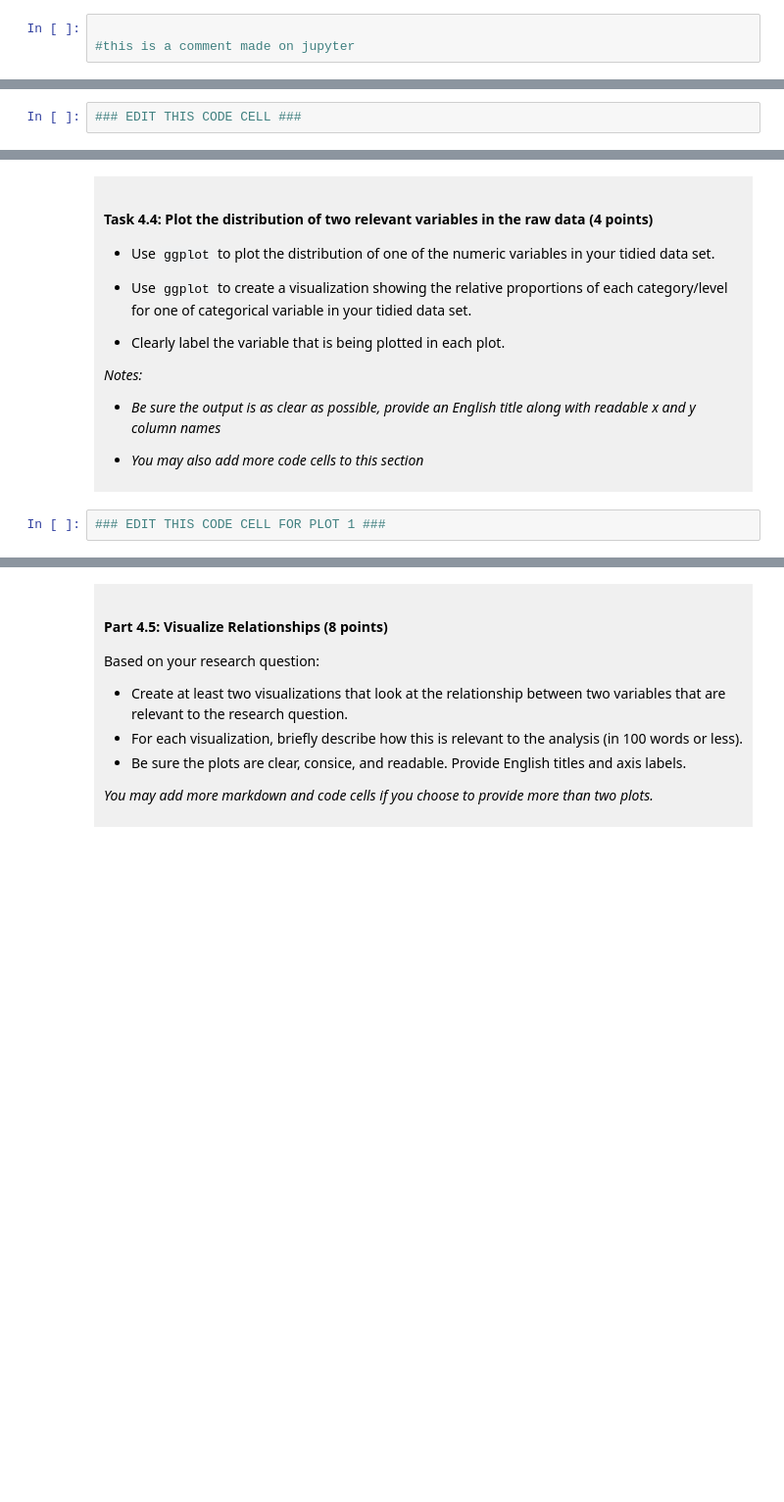
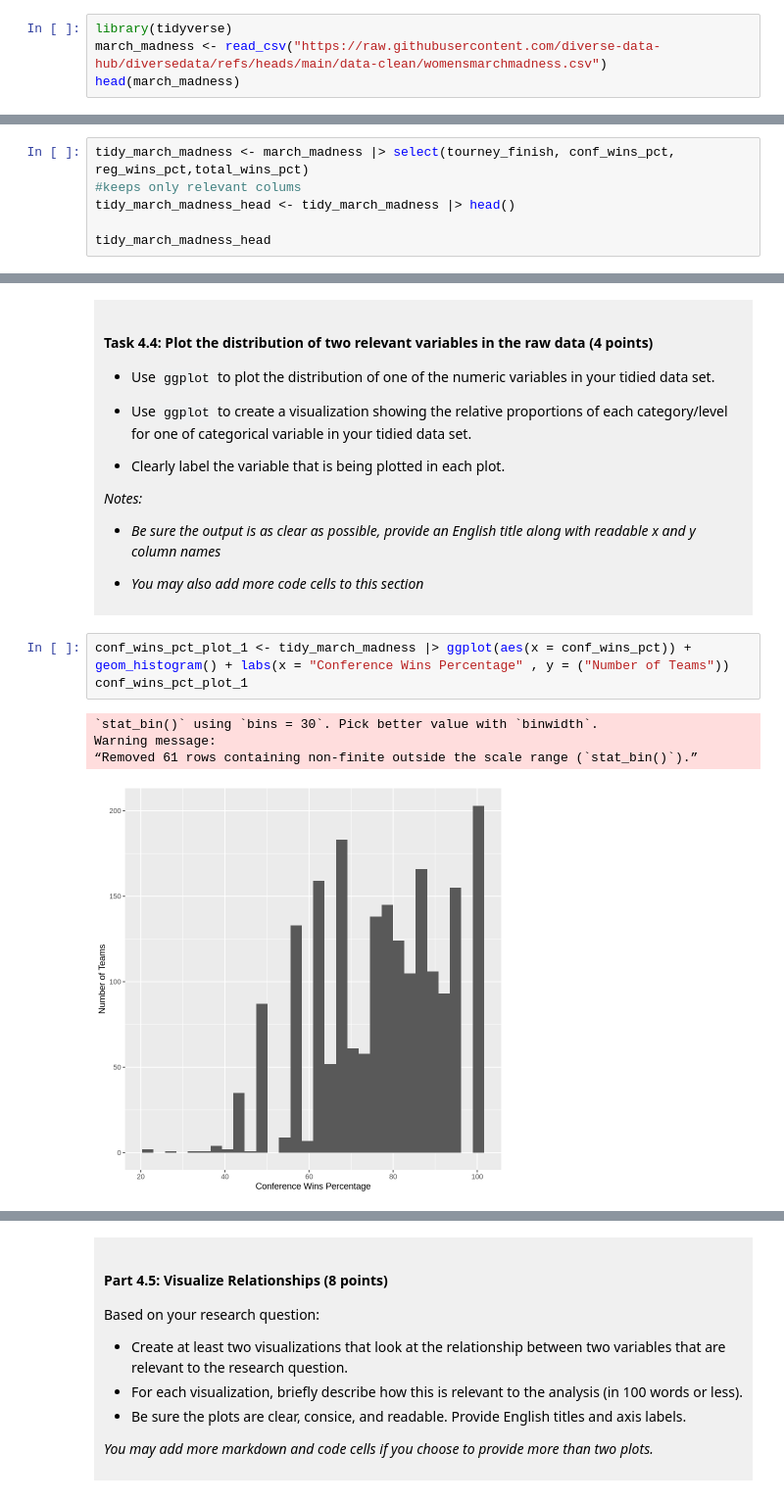
Before and after one commit to data489/dsci-100-project-sophie-durocher, a Jupyter notebook: dsci-100-project-notebook.ipynb, the cells around one changed output, grey strips where cells are left out. Shown at 98% size. Saved outputs shown, nothing was run; the diff lists cells and outputs as text; blank space fills up the shorter version.

```diff
--- a/dsci-100-project-notebook.ipynb
+++ b/dsci-100-project-notebook.ipynb
@@ -128,5 +128,6 @@ To help you with the analysis, here is a table of descriptions of each of the va
 
 </div>
 # %%
-
-#this is a comment made on jupyter
+library(tidyverse)
+march_madness <- read_csv("https://raw.githubusercontent.com/diverse-data-hub/diversedata/refs/heads/main/data-clean/womensmarchmadness.csv")
+head(march_madness)
@@ -189,4 +218,8 @@ Produce a tidy data set that could be used to answer your research question usin
 
 </div>
 # %%
-### EDIT THIS CODE CELL ###
+tidy_march_madness <- march_madness |> select(tourney_finish, conf_wins_pct, reg_wins_pct,total_wins_pct)
+#keeps only relevant colums
+tidy_march_madness_head <- tidy_march_madness |> head()
+
+tidy_march_madness_head
@@ -257,5 +340,11 @@ You will refine your research question (if needed) and produce a tidy data set.
 
 </div>
 # %%
-### EDIT THIS CODE CELL FOR PLOT 1 ###
+conf_wins_pct_plot_1 <- tidy_march_madness |> ggplot(aes(x = conf_wins_pct)) + geom_histogram() + labs(x = "Conference Wins Percentage" , y = ("Number of Teams"))
+conf_wins_pct_plot_1
+# %% [output]
+`stat_bin()` using `bins = 30`. Pick better value with `binwidth`.
+Warning message:
+“Removed 61 rows containing non-finite outside the scale range (`stat_bin()`).”
+[figure, added]
 # %%
```
Also changed, not shown: parts of 13 cells of this notebook.
